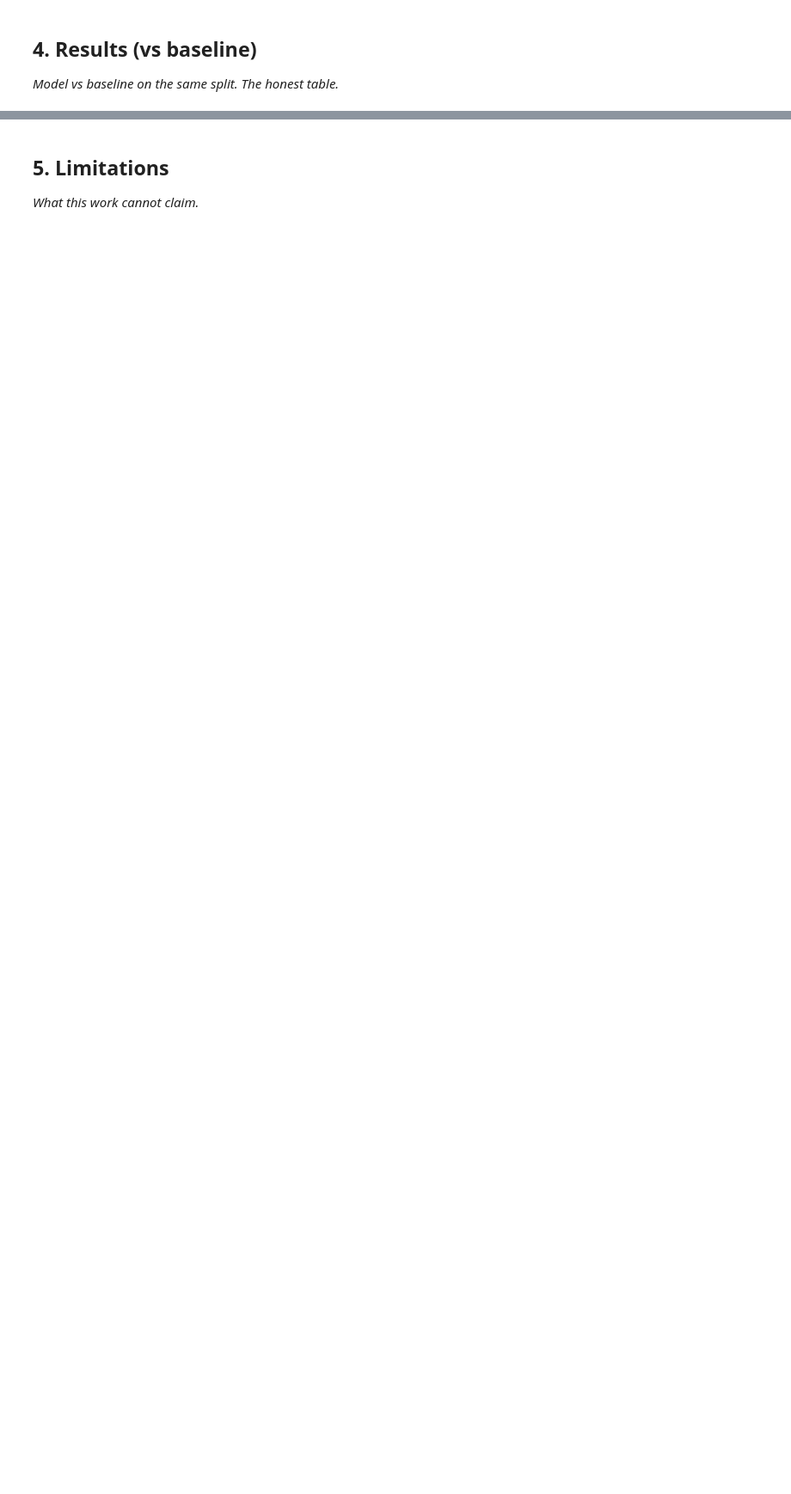
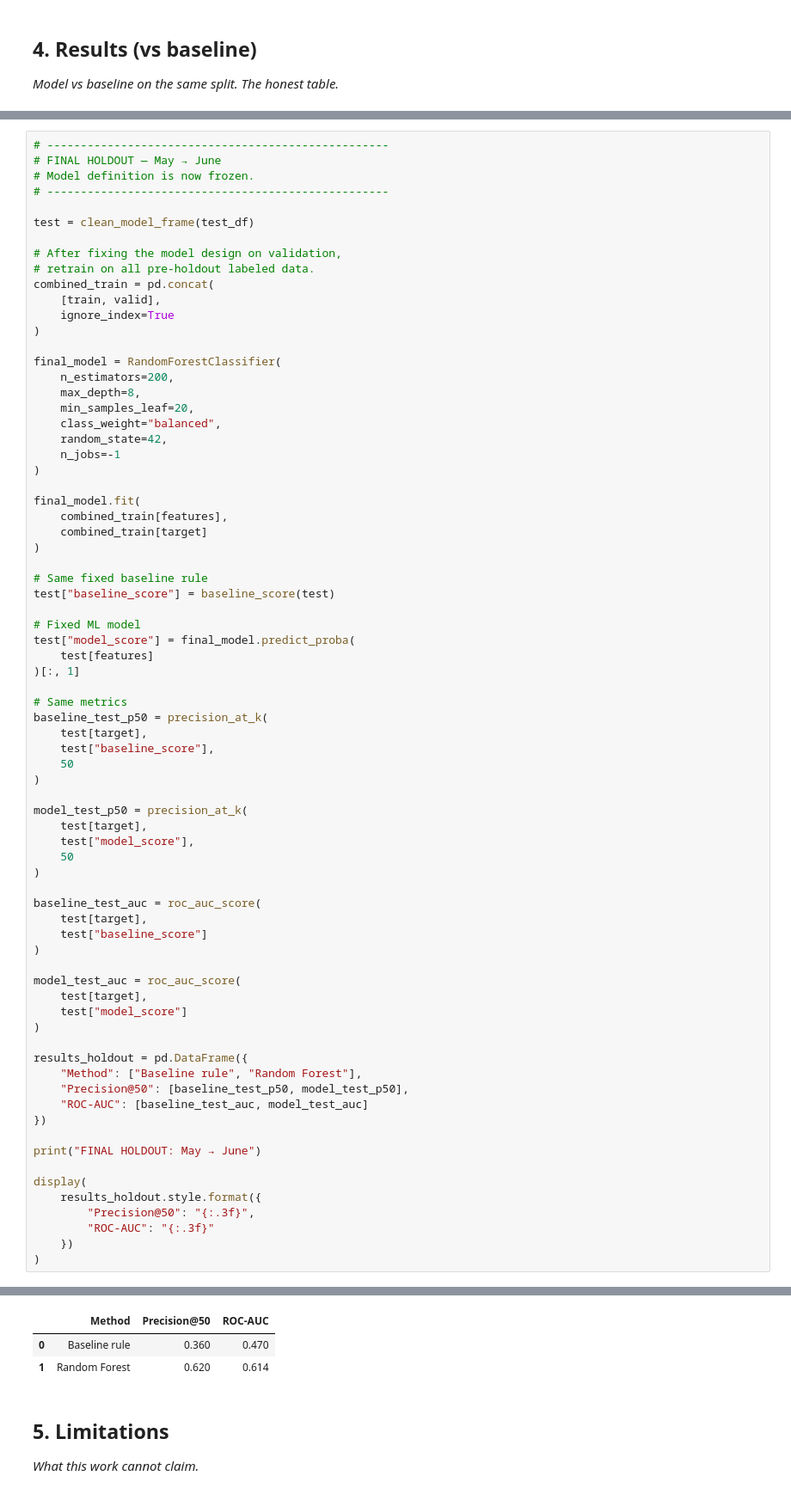
Before and after one commit to pinkk1808/flyrank-ml-internship, a Jupyter notebook: work/notebooks/capstone.ipynb, the cells around one changed output, grey strips where cells are left out. Shown at 86% size. Drawn from its saved outputs; the diff is of its cells as text; blank space fills up the shorter version.

```diff
--- a/work/notebooks/capstone.ipynb
+++ b/work/notebooks/capstone.ipynb
@@ -24,0 +324,75 @@ This skeleton is yours to fill. Work the sections **in order** — each one has
+# %%
+# ---------------------------------------------------
+# FINAL HOLDOUT — May → June
+# Model definition is now frozen.
+# ---------------------------------------------------
+
+test = clean_model_frame(test_df)
+
+# After fixing the model design on validation,
+# retrain on all pre-holdout labeled data.
+combined_train = pd.concat(
+    [train, valid],
+    ignore_index=True
+)
+
+final_model = RandomForestClassifier(
+    n_estimators=200,
+    max_depth=8,
+    min_samples_leaf=20,
+    class_weight="balanced",
+    random_state=42,
+    n_jobs=-1
+)
+
+final_model.fit(
+    combined_train[features],
+    combined_train[target]
+)
+
+# Same fixed baseline rule
+test["baseline_score"] = baseline_score(test)
+
+# Fixed ML model
+test["model_score"] = final_model.predict_proba(
+    test[features]
+)[:, 1]
+
+# Same metrics
+baseline_test_p50 = precision_at_k(
+    test[target],
+    test["baseline_score"],
+    50
+)
+
+model_test_p50 = precision_at_k(
+    test[target],
+    test["model_score"],
+    50
+)
+
+baseline_test_auc = roc_auc_score(
+    test[target],
+    test["baseline_score"]
+)
+
+model_test_auc = roc_auc_score(
+    test[target],
+    test["model_score"]
+)
+
+results_holdout = pd.DataFrame({
+    "Method": ["Baseline rule", "Random Forest"],
+    "Precision@50": [baseline_test_p50, model_test_p50],
+    "ROC-AUC": [baseline_test_auc, model_test_auc]
+})
+
+print("FINAL HOLDOUT: May → June")
+
+display(
+    results_holdout.style.format({
+        "Precision@50": "{:.3f}",
+        "ROC-AUC": "{:.3f}"
+    })
+)
+# %% [output]
@@ -25,3 +400,6 @@ This skeleton is yours to fill. Work the sections **in order** — each one has
+|  | Method | Precision@50 | ROC-AUC |
+| 0 | Baseline rule | 0.360 | 0.470 |
+| 1 | Random Forest | 0.620 | 0.614 |
 # %% [markdown]
 ## 5. Limitations
 
```
Also changed, not shown: parts of 18 cells of this notebook.
